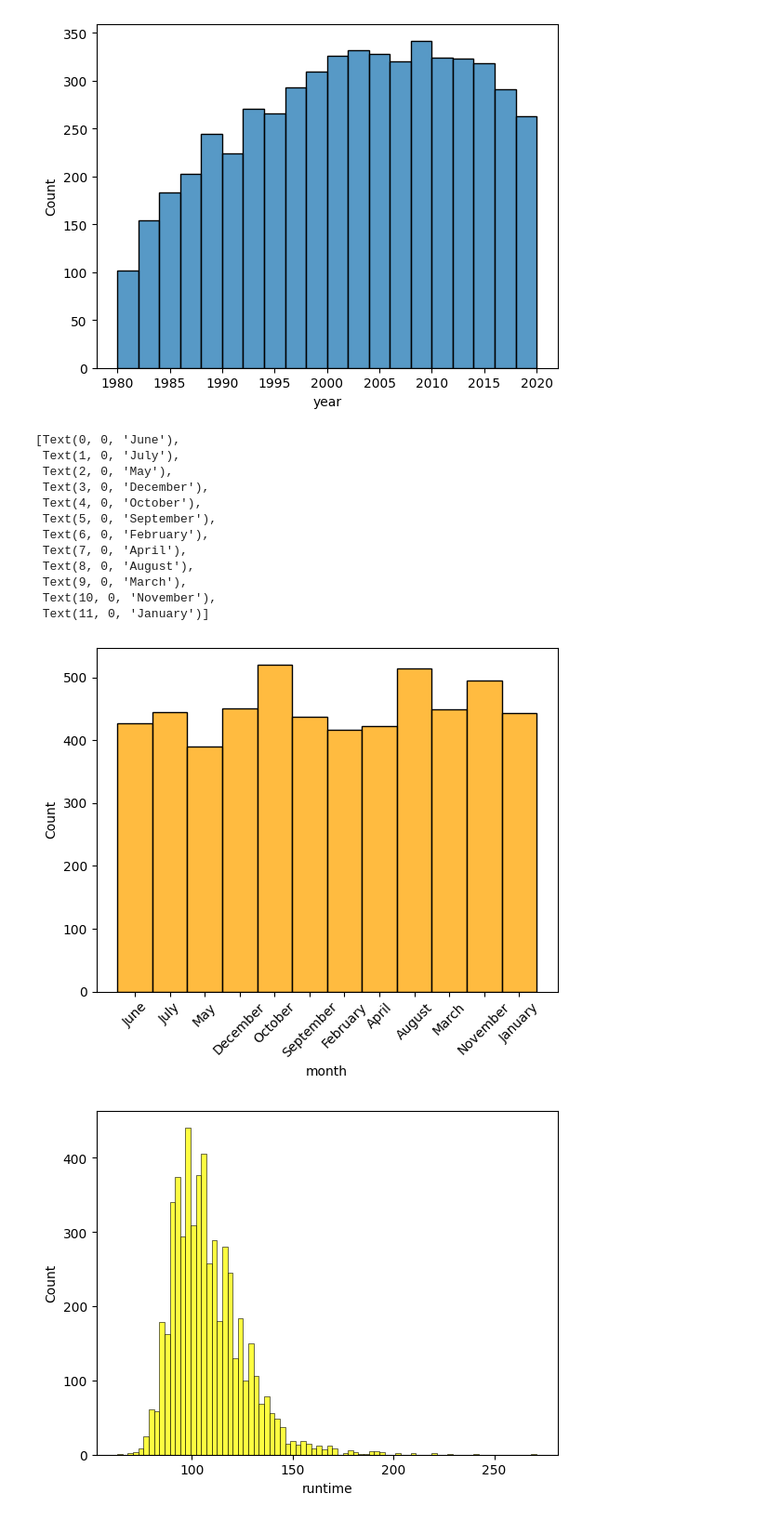
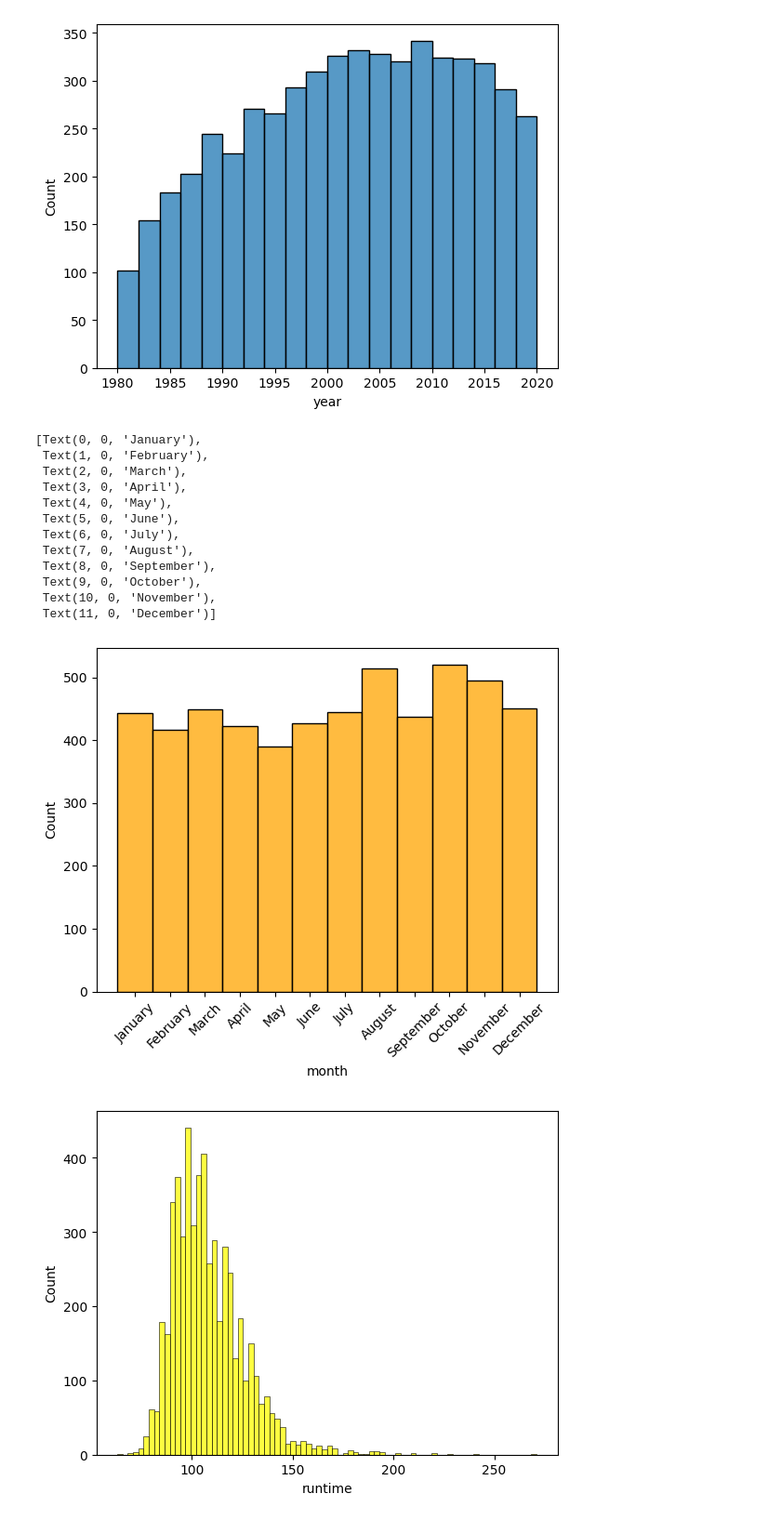
Before and after one commit to COGS108/Group028_WI24, a Jupyter notebook: DataCheckpoint_Group028_WI24.ipynb, the cells around one changed output. Shown: that part at 93% size. Cells and saved outputs as stored; diff of their text form; code cells hidden in the pictures.

Commit message:
Cleaned up df and styled plot

```diff
--- a/DataCheckpoint_Group028_WI24.ipynb
+++ b/DataCheckpoint_Group028_WI24.ipynb
@@ -291,5 +291,6 @@ To adjust our budgets and revenues for inflation, we will divide each value by i
 # %%
 combined_df['adjusted_budget'] = combined_df['budget'] / combined_df['inflation_adjustment']
 combined_df['adjusted_revenue'] = combined_df['revenue'] / combined_df['inflation_adjustment']
+combined_df.drop(columns=['budget', 'revenue', 'CPI', 'inflation_adjustment'], inplace=True)
 combined_df
 # %% [output]
@@ -400,22 +401,29 @@ sns.histplot(data = combined_df, x = 'year')
 [figure]
 # %%
 # Distribution of release months
-month_plot = sns.histplot(data = combined_df, x = 'month', color = 'orange')
+monthly_order_df = combined_df.copy()
+
+months = ['January', 'February', 'March', 'April', 'May', 'June', 'July', 'August', 'September', 'October', 'November', 'December']
+
+monthly_order_df['month'] = pd.Categorical(monthly_order_df['month'], categories=months, ordered=True)
+monthly_order_df = monthly_order_df.sort_values(by='month')
+
+month_plot = sns.histplot(data = monthly_order_df, x = 'month', color = 'orange')
 month_plot.set_xticklabels(month_plot.get_xticklabels(), rotation=45)
 # %% [output]
-[Text(0, 0, 'June'),
- Text(1, 0, 'July'),
- Text(2, 0, 'May'),
- Text(3, 0, 'December'),
- Text(4, 0, 'October'),
- Text(5, 0, 'September'),
- Text(6, 0, 'February'),
- Text(7, 0, 'April'),
- Text(8, 0, 'August'),
- Text(9, 0, 'March'),
+[Text(0, 0, 'January'),
+ Text(1, 0, 'February'),
+ Text(2, 0, 'March'),
+ Text(3, 0, 'April'),
+ Text(4, 0, 'May'),
+ Text(5, 0, 'June'),
+ Text(6, 0, 'July'),
+ Text(7, 0, 'August'),
+ Text(8, 0, 'September'),
+ Text(9, 0, 'October'),
  Text(10, 0, 'November'),
- Text(11, 0, 'January')]
+ Text(11, 0, 'December')]
-[figure, old version]
+[figure, new version]
 # %%
 # Distribution of runtimes
 month_plot = sns.histplot(data = combined_df, x = 'runtime', color = 'yellow')
```
Also changed, not shown: parts of 3 cells of this notebook.
